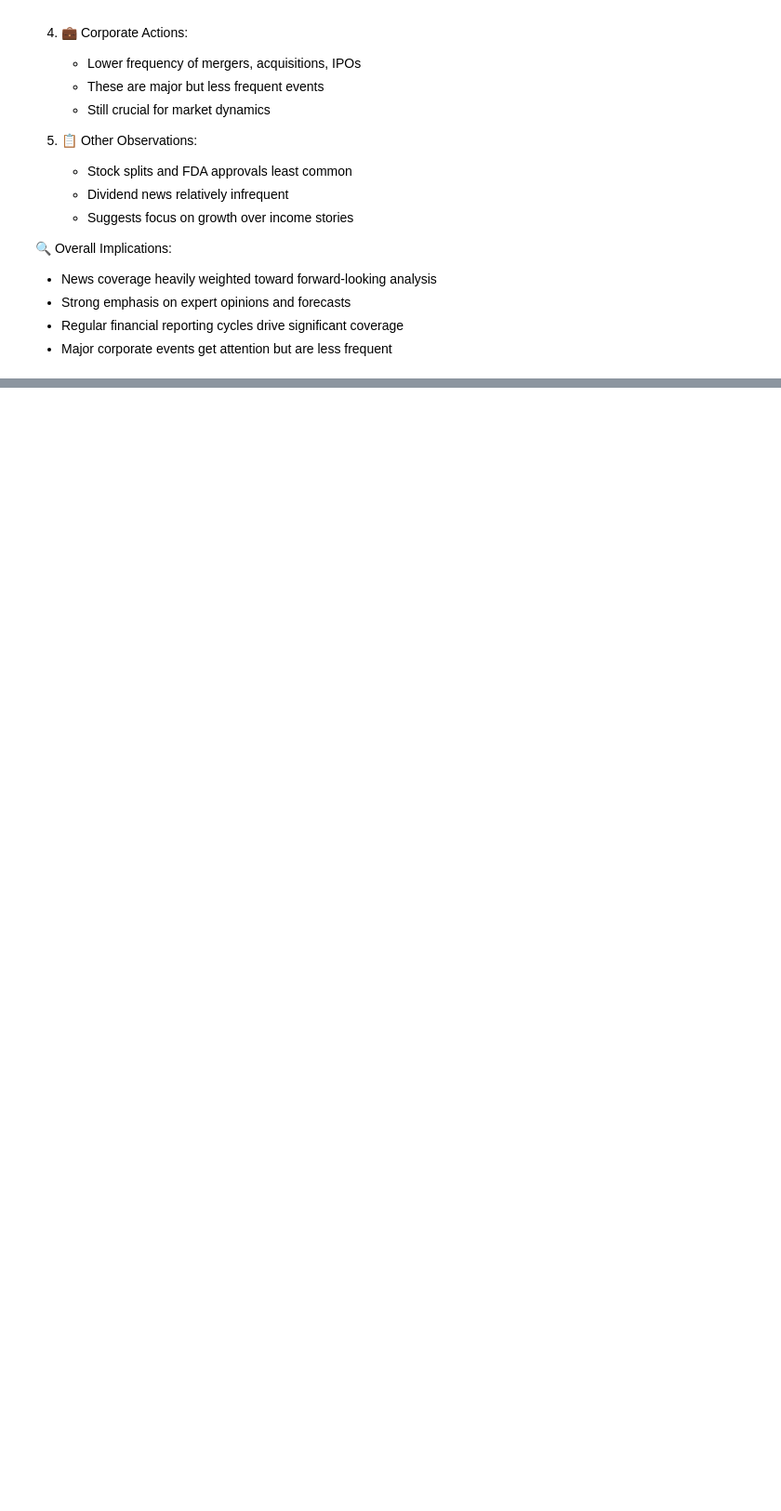
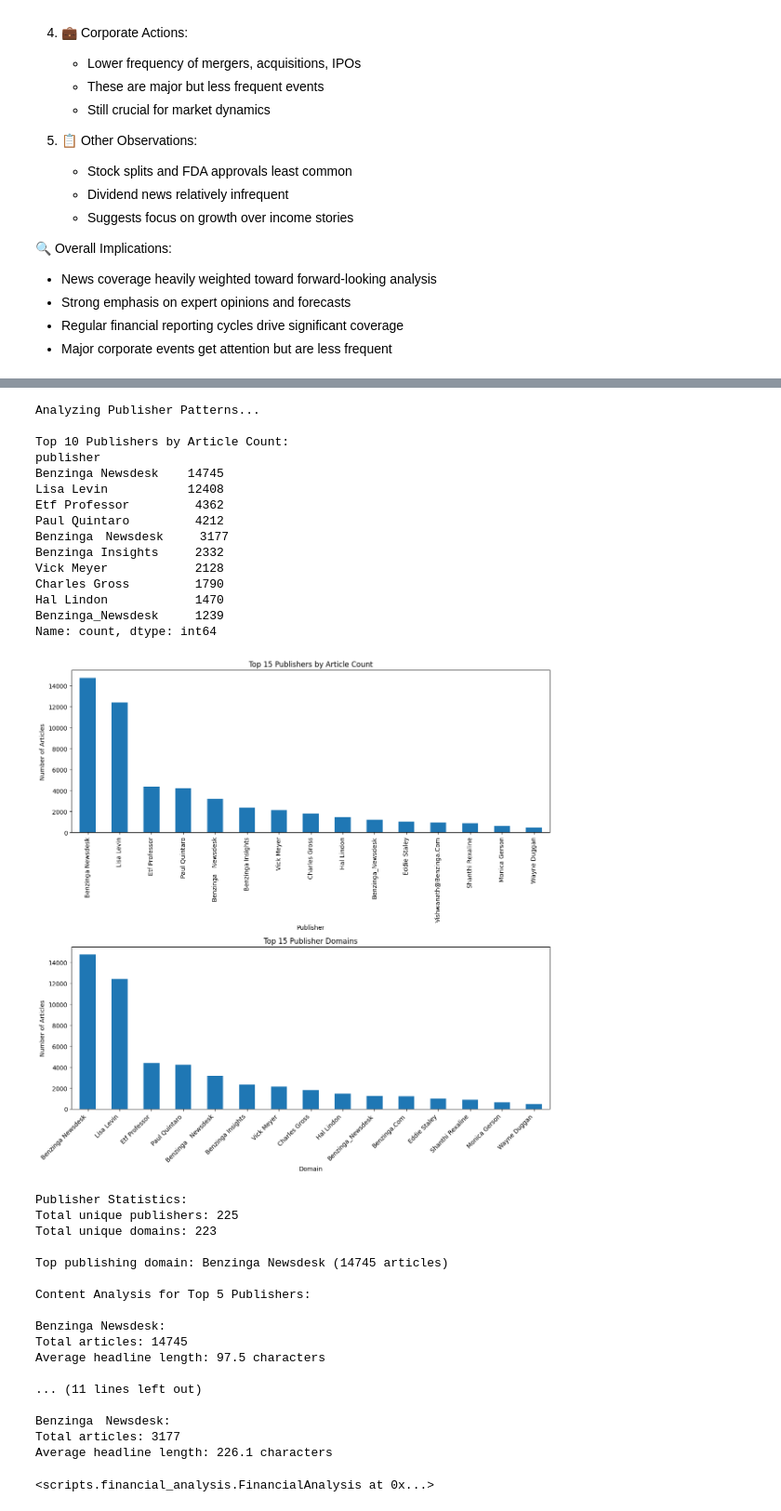
Before and after one commit to shewanek/KAIM_W1_FinanceNewsAnalytics, a Jupyter notebook: notebooks/eda.ipynb, the cells around one changed output, grey strips where cells are left out. Shown at 93% size. Cells and saved outputs as stored; diff of their text form; code cells hidden in the pictures; blank space fills up the shorter version.

```diff
--- a/notebooks/eda.ipynb
+++ b/notebooks/eda.ipynb
@@ -304,0 +353,37 @@ price target: 4586.0 occurrences (8.2%)
+# %%
+analysis.analyze_publishers()
+# %% [output]
+Analyzing Publisher Patterns...
+
+Top 10 Publishers by Article Count:
+publisher
+Benzinga Newsdesk    14745
+Lisa Levin           12408
+Etf Professor         4362
+Paul Quintaro         4212
+Benzinga Newsdesk     3177
+Benzinga Insights     2332
+Vick Meyer            2128
+Charles Gross         1790
+Hal Lindon            1470
+Benzinga_Newsdesk     1239
+Name: count, dtype: int64
+[figure, added]
+Publisher Statistics:
+Total unique publishers: 225
+Total unique domains: 223
+
+Top publishing domain: Benzinga Newsdesk (14745 articles)
+
+Content Analysis for Top 5 Publishers:
+
+Benzinga Newsdesk:
+Total articles: 14745
+Average headline length: 97.5 characters
+
+... (11 lines left out)
+
+Benzinga Newsdesk:
+Total articles: 3177
+Average headline length: 226.1 characters
+<scripts.financial_analysis.FinancialAnalysis at 0x...>
```
Also changed, not shown: parts of 5 cells of this notebook, 1 other file.
